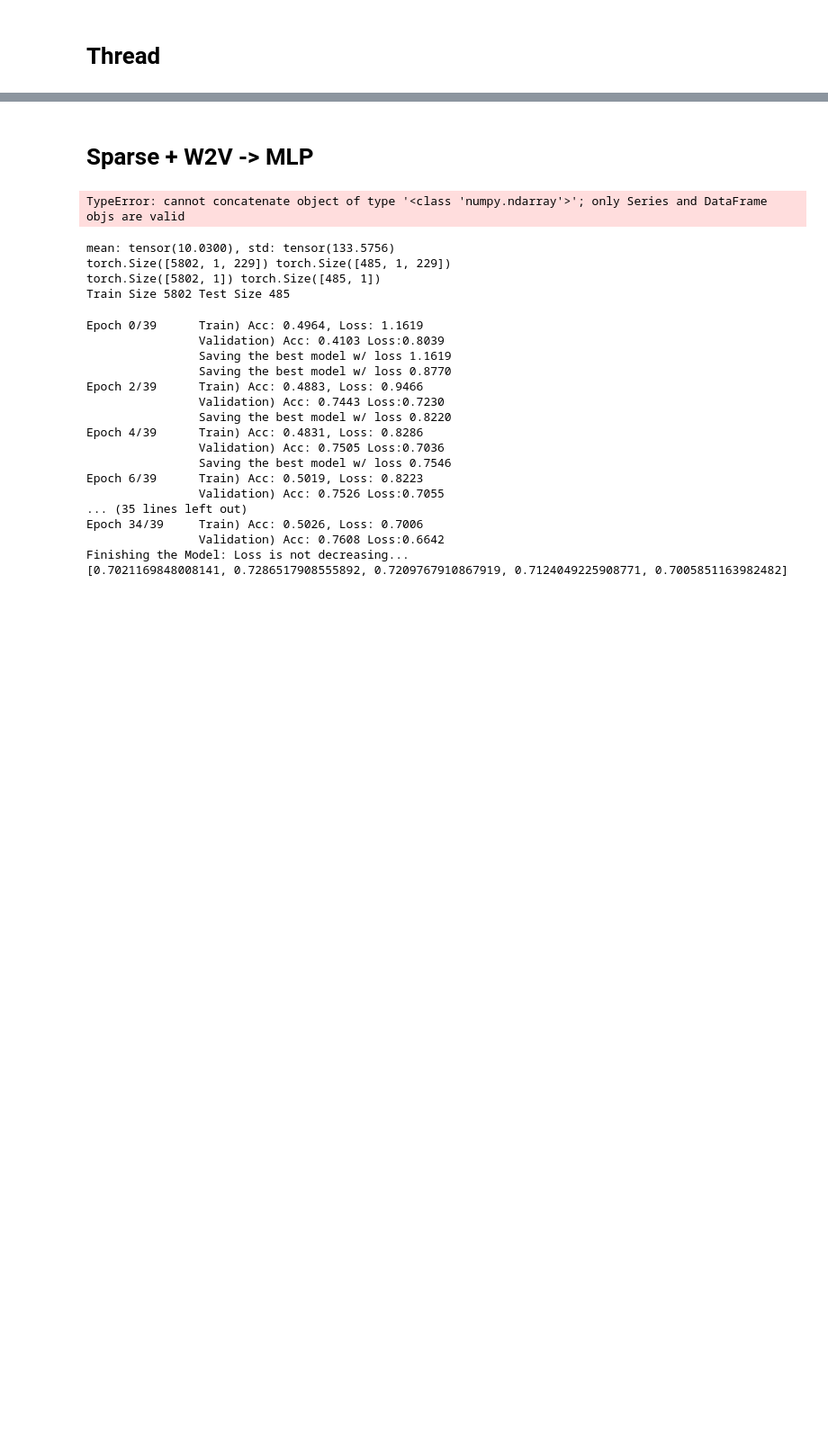
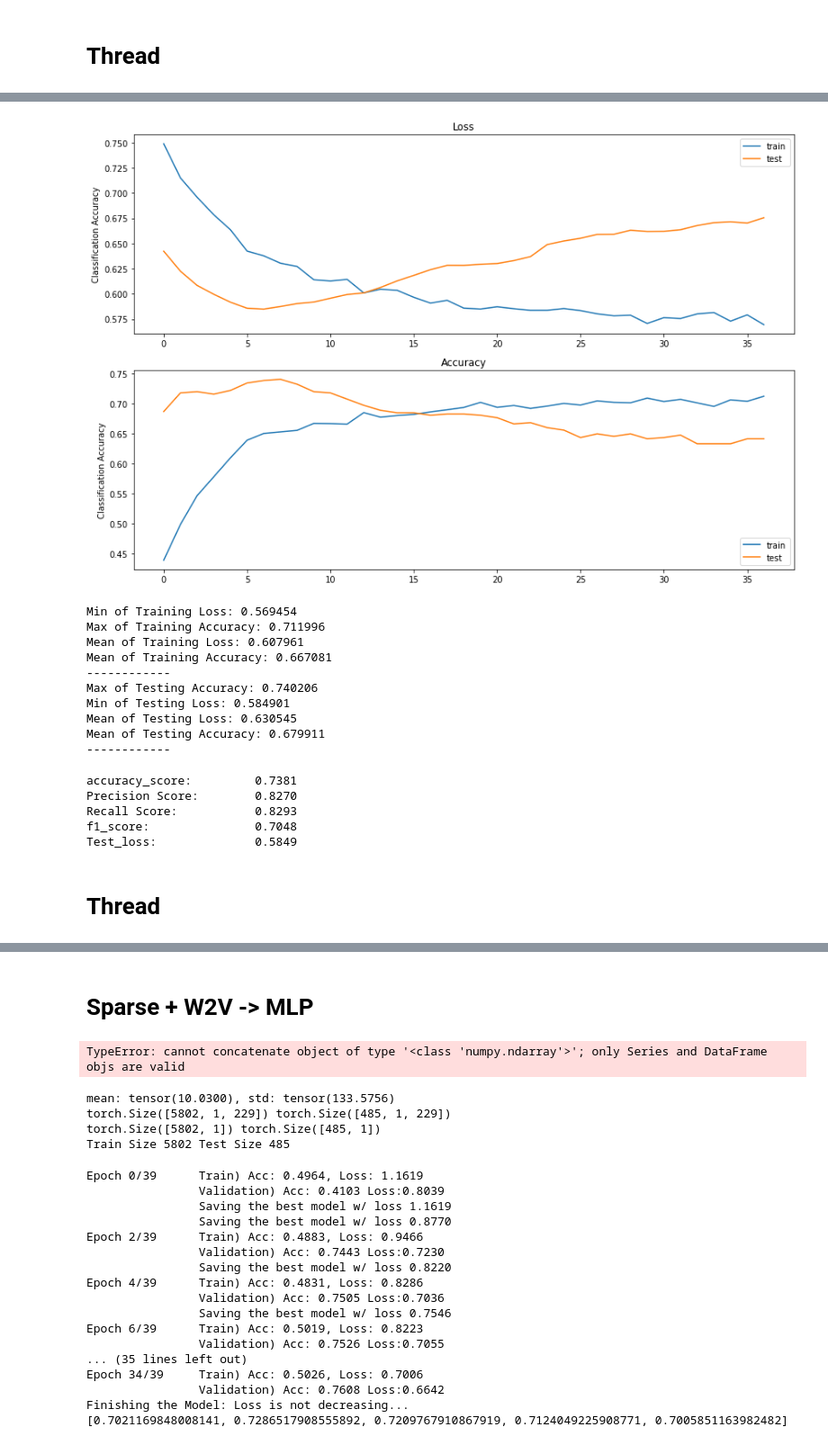
Before and after one commit to zzunebye/Capstone-code-data, a Jupyter notebook: _CLF_MLP.ipynb, the cells around one changed output, grey strips where cells are left out. Shown at 90% size. Saved outputs shown, nothing was run; the diff lists cells and outputs as text; code cells hidden in the pictures; blank space fills up the shorter version.

```diff
--- a/_CLF_MLP.ipynb
+++ b/_CLF_MLP.ipynb
@@ -484,0 +659,2 @@ __MLP.predict(model, criterion, test_dataloader, test_size)
+# %%
+train_acc, train_loss, val_acc, val_loss_list = __MLP.train_sequential(model=model_thread, num_epochs=100, patience=5, criterion=criterion, optimizer=optimizer, scheduler=scheduler, train_loader=train_dataloader,train_size=train_size, test_loader=test_dataloader, test_size=test_size, PATH=PATH)
@@ -484,0 +744,41 @@ __MLP.predict(model, criterion, test_dataloader, test_size)
+# %%
+class sparse_thread_net(nn.Module):
+    def __init__(self):
+        super(sparse_thread_net, self).__init__()  # 1*20
+        self.fc1 = nn.Linear(74, 12, bias=True)  # 420
+        # self.fc2 = nn.Linear(12, 7, bias=True)
+        self.fc3 = nn.Linear(12, 1, bias=True)
+
+        self.drop_3 = nn.Dropout(0.3)
+        self.drop_5 = nn.Dropout(0.5)
+        self.drop_2 = nn.Dropout(0.2)
+        self.batchnorm = nn.BatchNorm1d(64)
+
+    def forward(self, x):
+        x = self.drop_2(F.elu(self.fc1(x)))
+        # x = F.elu(self.fc1(x))
+        # x = self.drop_3(F.elu(self.fc2(x)))
+        # x = F.elu(self.fc2(x))
+        x = self.fc3(x)
+        return x
+# %%
+set_seed(42)
+model_sparse_thread = sparse_thread_net()
+
+criterion = nn.BCEWithLogitsLoss()
+# optimizer = optim.SGD(model.parameters(), lr=0.001, momentum=0.9)
+optimizer = optim.Adam(model_sparse_thread.parameters(), lr=5e-5,eps=1e-8, weight_decay=1e-6)
+# scheduler = lr_scheduler.ExponentialLR(optimizer, gamma= 0.99)
+train_loss = []
+train_accuracy = []
+
+epochs = 200
+
+PATH = "./Model/state_dict_sparse_thread_model.pt"
+
+total_steps = len(train_dataloader) * epochs
+scheduler = get_linear_schedule_with_warmup(optimizer,
+                                            num_warmup_steps=0,  # Default value
+                                            num_training_steps=total_steps)
+# %%
+train_acc, train_loss, val_acc, val_loss_list = __MLP.train_sequential(model=model_sparse_thread, num_epochs=200, patience=30, criterion=criterion, optimizer=optimizer, scheduler=scheduler, train_loader=train_dataloader,train_size=train_size, test_loader=test_dataloader, test_size=test_size, PATH=PATH)
@@ -484,0 +803,27 @@ __MLP.predict(model, criterion, test_dataloader, test_size)
+# %%
+__MLP.clf_report(train_loss, train_acc, val_loss_list, val_acc)
+# %% [output]
+[figure, added]
+Min of Training Loss: 0.569454
+Max of Training Accuracy: 0.711996
+Mean of Training Loss: 0.607961
+Mean of Training Accuracy: 0.667081
+------------
+Max of Testing Accuracy: 0.740206
+Min of Testing Loss: 0.584901
+Mean of Testing Loss: 0.630545
+Mean of Testing Accuracy: 0.679911
+------------
+# %%
+model = sparse_thread_net()
+PATH = './Model/state_dict_sparse_thread_model.pt'
+model.load_state_dict(torch.load(PATH))
+predict(model, criterion, test_dataloader, test_size)
+# %% [output]
+accuracy_score:         0.7381
+Precision Score:        0.8270
+Recall Score:           0.8293
+f1_score:               0.7048
+Test_loss:              0.5849
+# %% [markdown]
+# Thread
```
Also changed, not shown: parts of 39 cells of this notebook, 1 other file.
